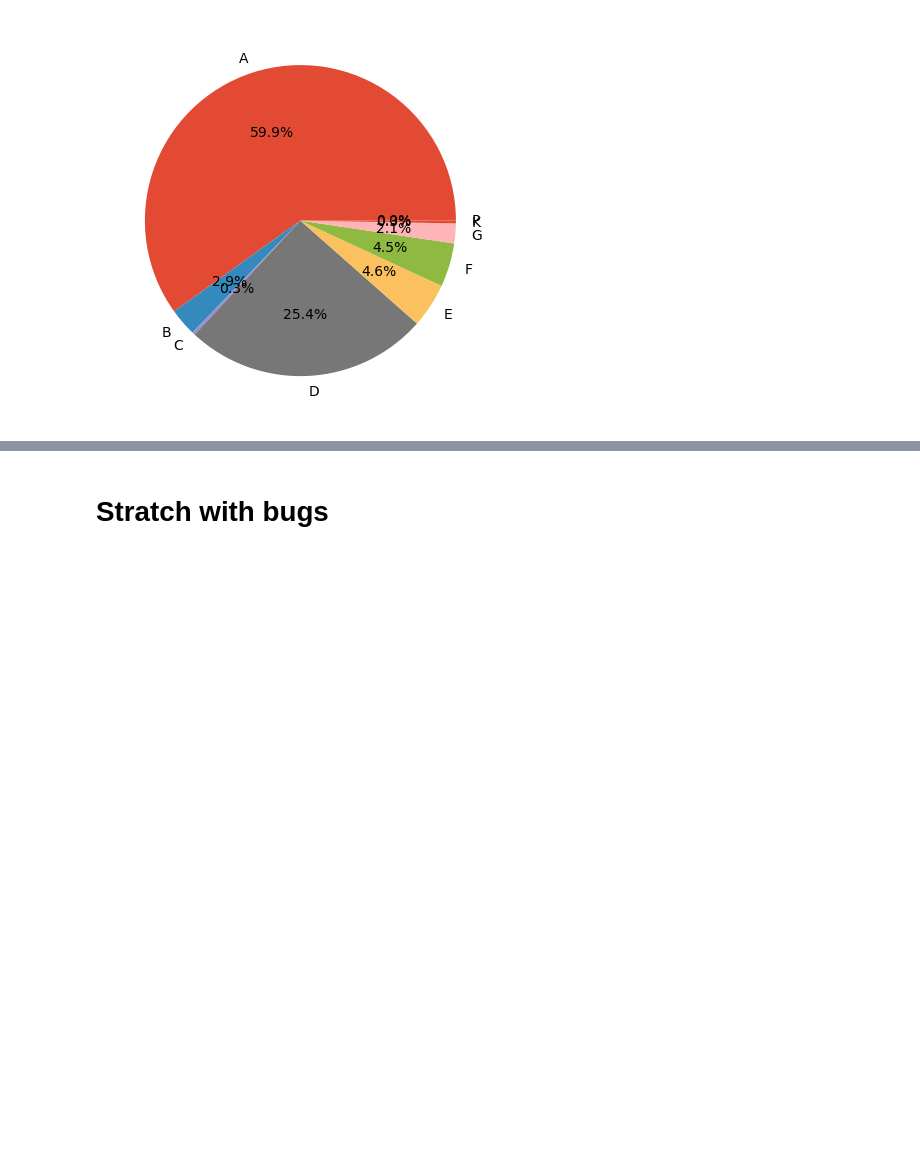
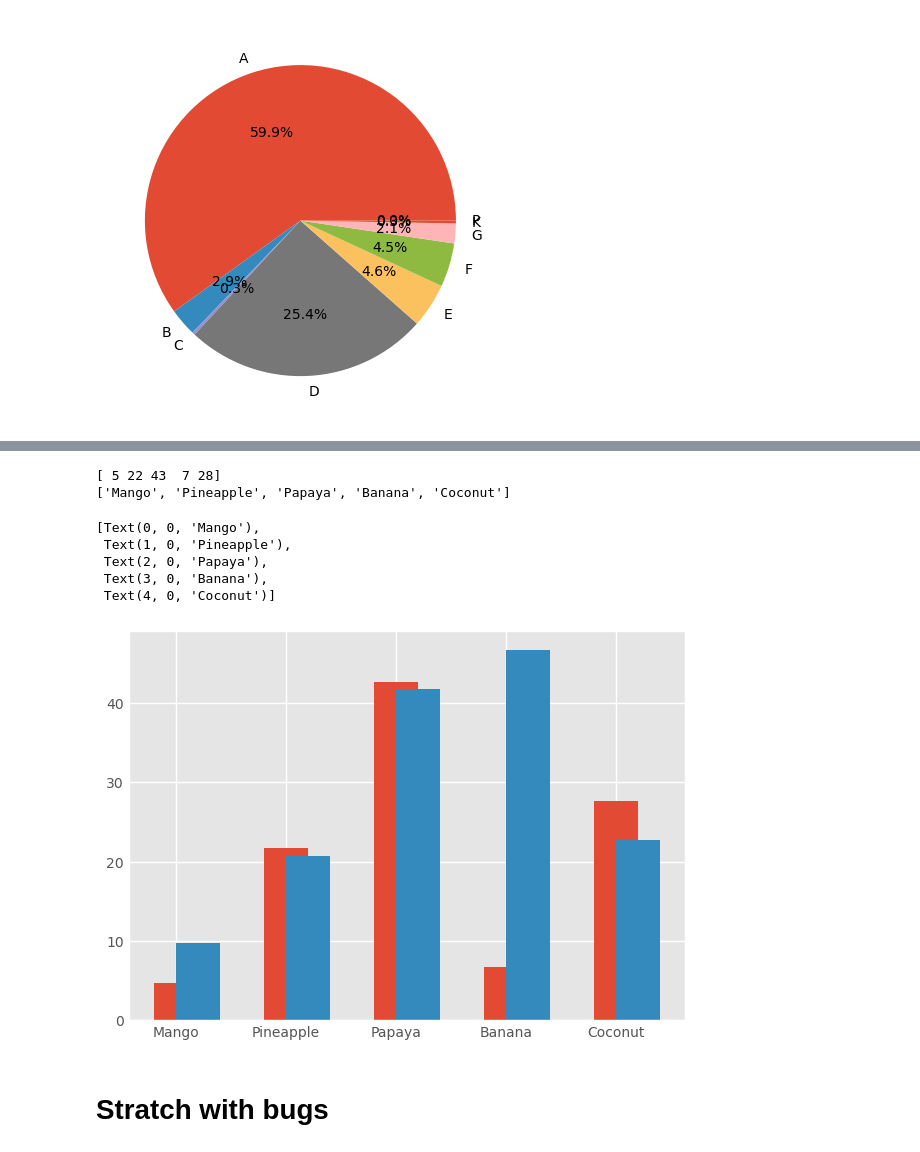
Before and after one commit to ProtacioUno/VinluanEner-Porfolio-Labs, a Jupyter notebook: Matplotlib/hotel.ipynb, the cells around one changed output, grey strips where cells are left out. Cells and saved outputs as stored; diff of their text form; code cells hidden in the pictures; blank space fills up the shorter version.

```diff
--- a/Matplotlib/hotel.ipynb
+++ b/Matplotlib/hotel.ipynb
@@ -568,3 +705,42 @@ ax[1].tick_params(axis='x', which='both', labelrotation=45)
+# %%
+# frames = []
+
+fig, ax = plt.subplots()
+
+
+np.random.seed(8)
+frame_1 = np.random.randint(2,50, 5 )
+frame_2 = np.random.randint(2,50, 5 )
+
+fruits = ["Mango", "Pineapple", "Papaya", "Banana", "Coconut"]
+# citrus_fruits = ["Orange", "Lemon", "Lime", "Grapefruit", "Tangerine"]
+
+bar_width = 0.4
+
+indx = np.arange(len(fruits))
+# print(indx)
+
+
+print(frame_1)
+print(fruits)
+
+# plt.bar( frame_1 , fruits   , width=0.4)
+# plt.bar( frame_2 , fruits   , width=0.4)s
+plt.bar(indx, frame_1+-0.3 , width=bar_width)
+plt.bar(indx + bar_width/2  , frame_2+-0.3 , width=bar_width)
+ax.set_xticks(indx)
+ax.set_xticklabels(fruits)
+
+# print(frame_2)
+# %% [output]
+[ 5 22 43  7 28]
+['Mango', 'Pineapple', 'Papaya', 'Banana', 'Coconut']
+[Text(0, 0, 'Mango'),
+ Text(1, 0, 'Pineapple'),
+ Text(2, 0, 'Papaya'),
+ Text(3, 0, 'Banana'),
+ Text(4, 0, 'Coconut')]
+[figure, added]
 # %% [markdown]
 # Stratch with bugs
 # %%
```
Also changed, not shown: parts of 9 cells of this notebook.
